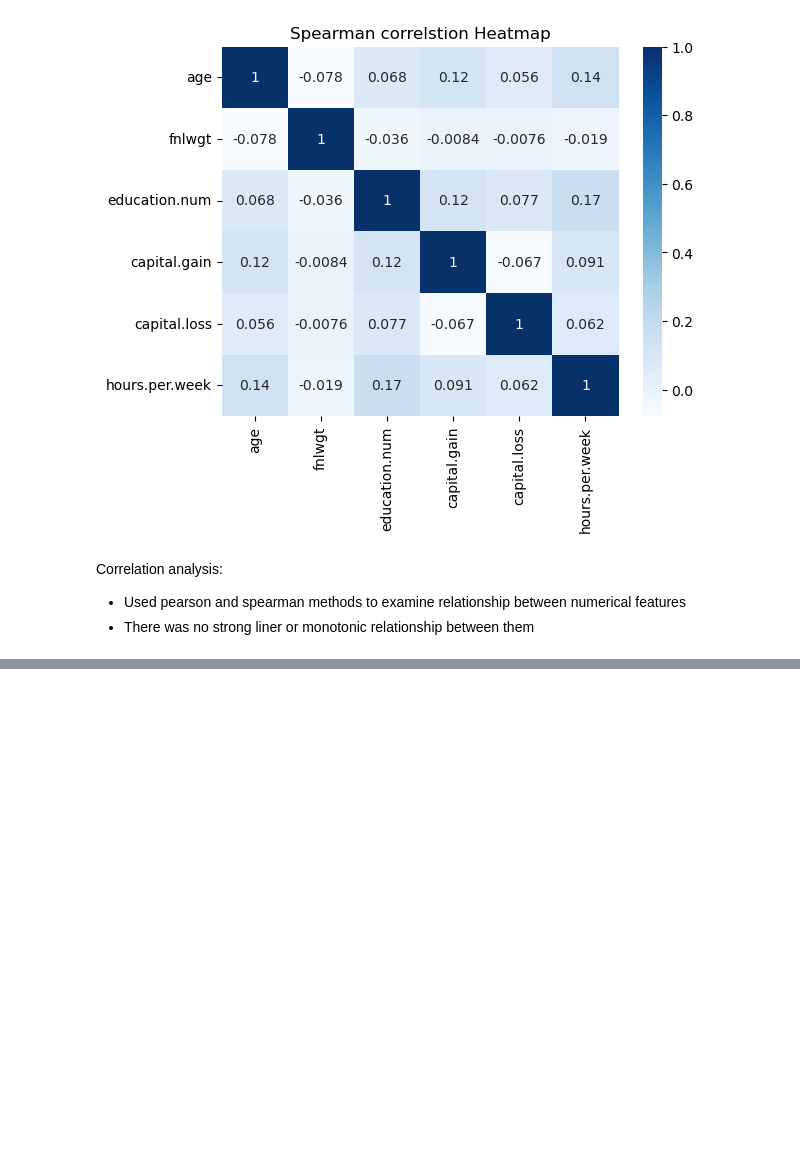
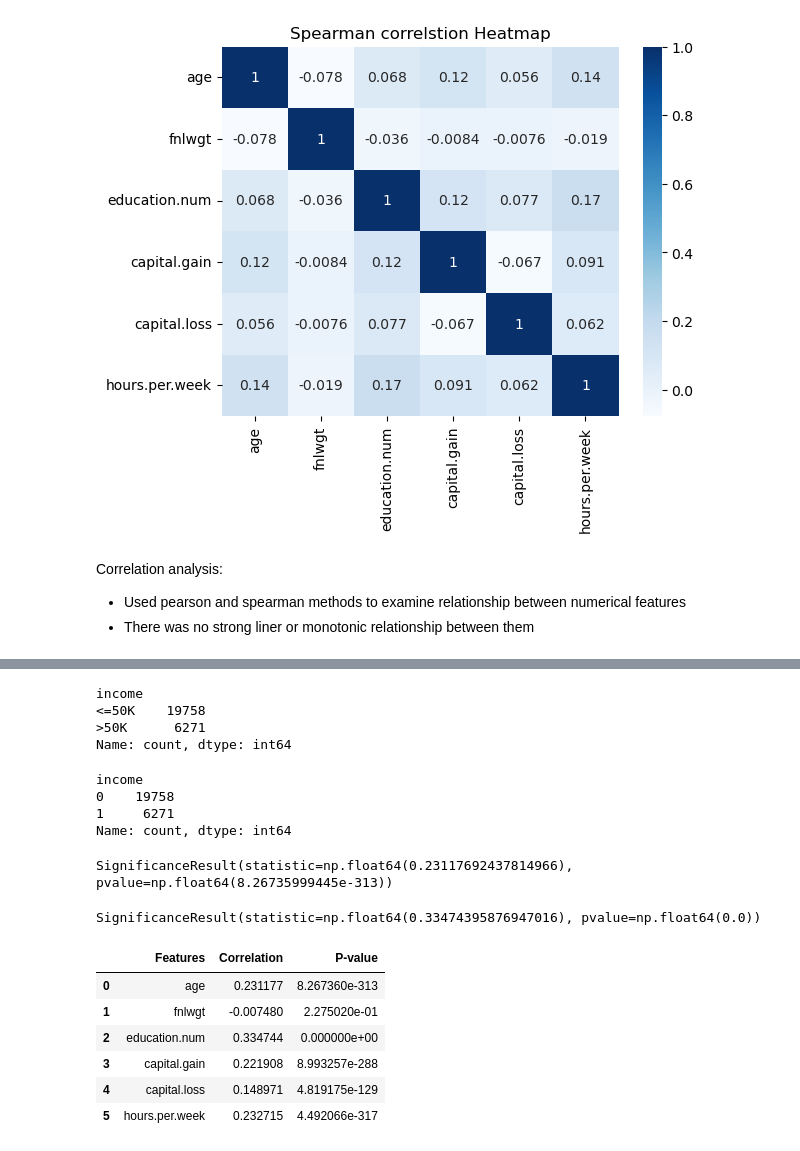
Before and after one commit to shukriaarifi/income_prediction, a Jupyter notebook: notebooks/income_prediction.ipynb, the cells around one changed output, grey strips where cells are left out. Drawn from its saved outputs; the diff is of its cells as text; code cells hidden in the pictures; blank space fills up the shorter version.

```diff
--- a/notebooks/income_prediction.ipynb
+++ b/notebooks/income_prediction.ipynb
@@ -545,0 +563,14 @@ Correlation analysis:
+# %%
+y_train.value_counts()
+# %% [output]
+income
+<=50K    19758
+>50K      6271
+Name: count, dtype: int64
+# %%
+y_train_encoded.value_counts()
+# %% [output]
+income
+0    19758
+1     6271
+Name: count, dtype: int64
@@ -545,0 +579,25 @@ Correlation analysis:
+# %%
+stats.pointbiserialr(y_train_encoded, x_train["age"])
+# %% [output]
+SignificanceResult(statistic=np.float64(0.23117692437814966), pvalue=np.float64(8.26735999445e-313))
+# %%
+stats.pointbiserialr(y_train_encoded, x_train["education.num"])
+# %% [output]
+SignificanceResult(statistic=np.float64(0.33474395876947016), pvalue=np.float64(0.0))
+# %%
+point_biserialr_corr= []
+for col in numeric_features:
+    result= stats.pointbiserialr(y_train_encoded, x_train[col])
+    point_biserialr_corr.append({"Features": col,
+                                "Correlation": result.statistic,
+                                "P-value": result.pvalue})
+
+pd.DataFrame(point_biserialr_corr)
+# %% [output]
+|  | Features | Correlation | P-value |
+| 0 | age | 0.231177 | 8.267360e-313 |
+| 1 | fnlwgt | -0.007480 | 2.275020e-01 |
+| 2 | education.num | 0.334744 | 0.000000e+00 |
+| 3 | capital.gain | 0.221908 | 8.993257e-288 |
+| 4 | capital.loss | 0.148971 | 4.819175e-129 |
+| 5 | hours.per.week | 0.232715 | 4.492066e-317 |
```
Also changed, not shown: parts of 4 cells of this notebook.
